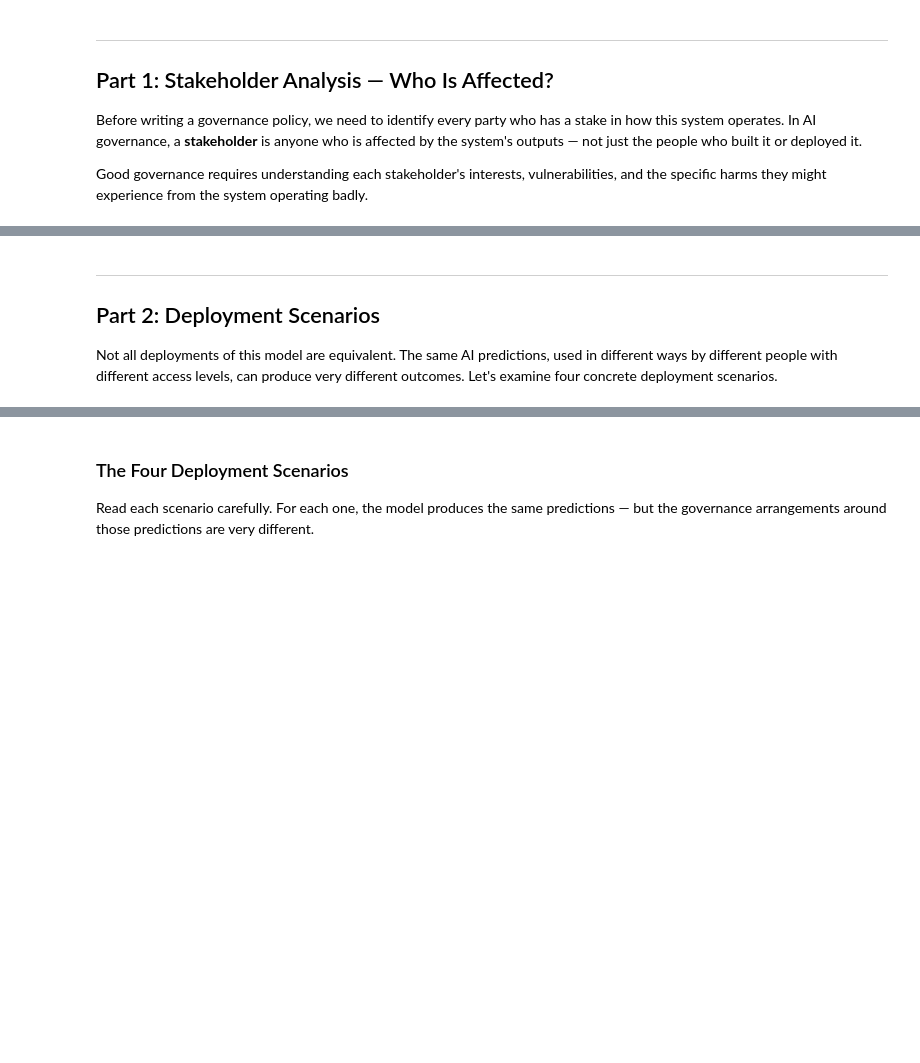
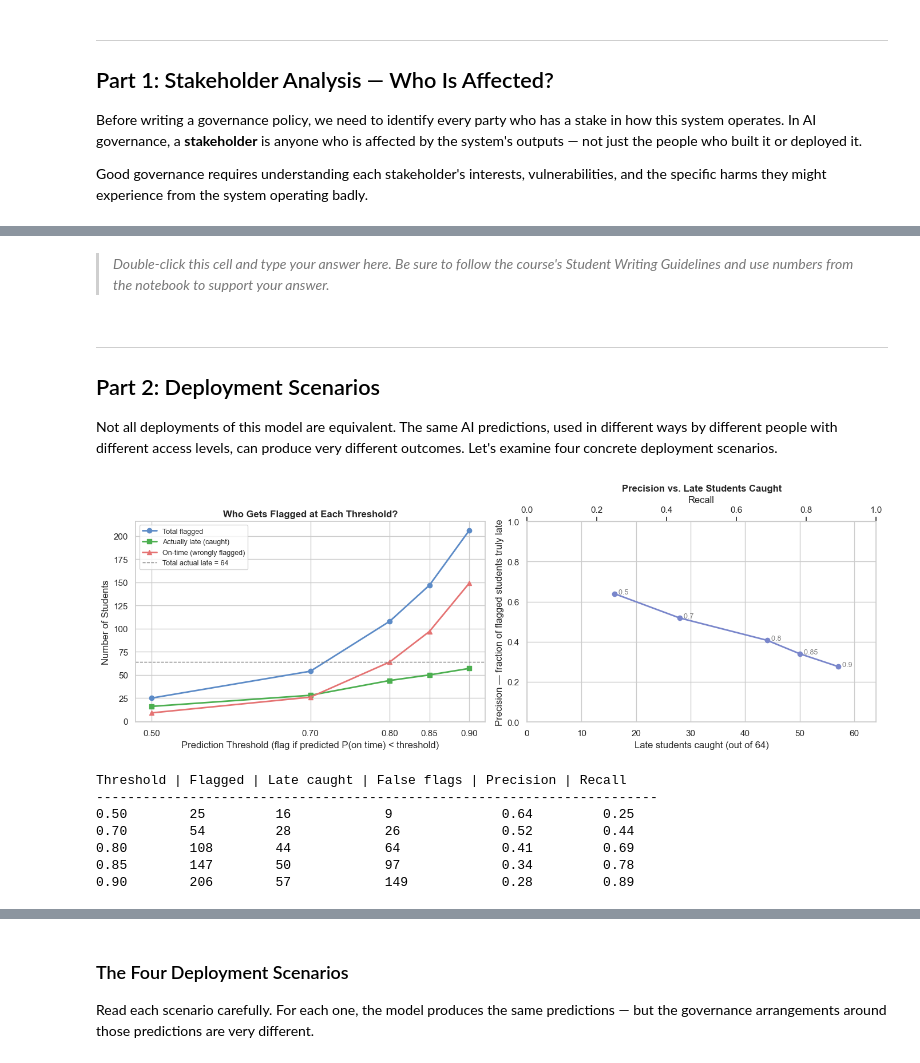
Before and after one commit to danielgoddu-lang/HSC-CIAI-Course-Part-1, a Jupyter notebook: Part 1/Final Project/class_09_10_governance.ipynb, the cells around one changed output, grey strips where cells are left out. Drawn from its saved outputs; the diff is of its cells as text; code cells hidden in the pictures; blank space fills up the shorter version.

```diff
--- a/Part 1/Final Project/class_09_10_governance.ipynb
+++ b/Part 1/Final Project/class_09_10_governance.ipynb
@@ -44,7 +90,7 @@ sns.set_theme(style='whitegrid', palette='muted')
 plt.rcParams['figure.figsize'] = (11, 5)
 
 # ── Load and prepare ──────────────────────────────────────────────────
-df = pd.read_csv('synthetic_homework_dataset.csv',
+df = pd.read_csv('synthetic_homework_dataset_v2.csv',
                  parse_dates=['date_assigned', 'date_submitted'])
 
 df['time_pressure'] = df['difficulty'] / df['days_until_due']
@@ -123,3 +217,5 @@ The most vulnerable stakeholder in this system is the student who:
+# %% [markdown]
+> _Double-click this cell and type your answer here. Be sure to follow the course's Student Writing Guidelines and use numbers from the notebook to support your answer._
 # %% [markdown]
 ---
 
@@ -178,0 +225,65 @@ for t, fc, lc, ff, p, r in zip(thresholds, flagged_counts, late_caught_counts,
+# %%
+# Visualize what the model flags at different thresholds
+thresholds = [0.50, 0.70, 0.80, 0.85, 0.90]
+
+flagged_counts, late_caught_counts, false_flag_counts = [], [], []
+total_late = (y_test == 0).sum()
+
+for thresh in thresholds:
+    flagged       = (y_prob < thresh).sum()
+    late_caught   = ((y_prob < thresh) & (y_test == 0)).sum()
+    false_flags   = ((y_prob < thresh) & (y_test == 1)).sum()
+    flagged_counts.append(flagged)
+    late_caught_counts.append(late_caught)
+    false_flag_counts.append(false_flags)
+
+fig, axes = plt.subplots(1, 2, figsize=(14, 5))
+
+# Left: how many students flagged at each threshold
+axes[0].plot(thresholds, flagged_counts, 'o-', color='#5C8BC7', linewidth=2, label='Total flagged')
+axes[0].plot(thresholds, late_caught_counts, 's-', color='#4CAF50', linewidth=2, label='Actually late (caught)')
+axes[0].plot(thresholds, false_flag_counts, '^-', color='#E57373', linewidth=2, label='On-time (wrongly flagged)')
+axes[0].axhline(total_late, color='gray', linestyle='--', linewidth=1, label=f'Total actual late = {total_late}')
+axes[0].set_xlabel('Prediction Threshold (flag if predicted P(on time) < threshold)')
+axes[0].set_ylabel('Number of Students')
+axes[0].set_title('Who Gets Flagged at Each Threshold?', fontweight='bold')
+axes[0].legend(fontsize=9)
+axes[0].set_xticks(thresholds)
+
+# Right: precision vs. number of late students caught
+precisions = [lc / fc if fc > 0 else 0
+              for lc, fc in zip(late_caught_counts, flagged_counts)]
+recalls    = [lc / total_late for lc in late_caught_counts]  # used in the table below
+
+axes[1].plot(late_caught_counts, precisions, 'o-', color='#7986CB', linewidth=2)
+for i, thresh in enumerate(thresholds):
+    axes[1].annotate(f'  {thresh}', (late_caught_counts[i], precisions[i]),
+                     fontsize=9, color='gray')
+axes[1].set_xlabel(f'Late students caught (out of {total_late})')
+axes[1].set_ylabel('Precision — fraction of flagged students truly late')
+axes[1].set_title('Precision vs. Late Students Caught', fontweight='bold')
+axes[1].set_xlim(0, total_late)
+axes[1].set_ylim(0, 1)
+
+# Optional: show recall on a top axis (delete these 3 lines for counts only)
+top = axes[1].secondary_xaxis('top', functions=(lambda n: n / total_late,
+                                                lambda r: r * total_late))
+top.set_xlabel('Recall')
+
+plt.tight_layout()
+plt.show()
+
+print('Threshold | Flagged | Late caught | False flags | Precision | Recall')
+print('-' * 72)
+for t, fc, lc, ff, p, r in zip(thresholds, flagged_counts, late_caught_counts,
+                                 false_flag_counts, precisions, recalls):
+    print(f'{t:<10.2f}  {fc:<9}  {lc:<12}  {ff:<13}  {p:<11.2f}  {r:.2f}')
+# %% [output]
+[figure, added]
+Threshold | Flagged | Late caught | False flags | Precision | Recall
+------------------------------------------------------------------------
+0.50        25         16            9              0.64         0.25
+0.70        54         28            26             0.52         0.44
+0.80        108        44            64             0.41         0.69
+0.85        147        50            97             0.34         0.78
+0.90        206        57            149            0.28         0.89
```
Also changed, not shown: parts of 41 cells of this notebook, 2 other files.
